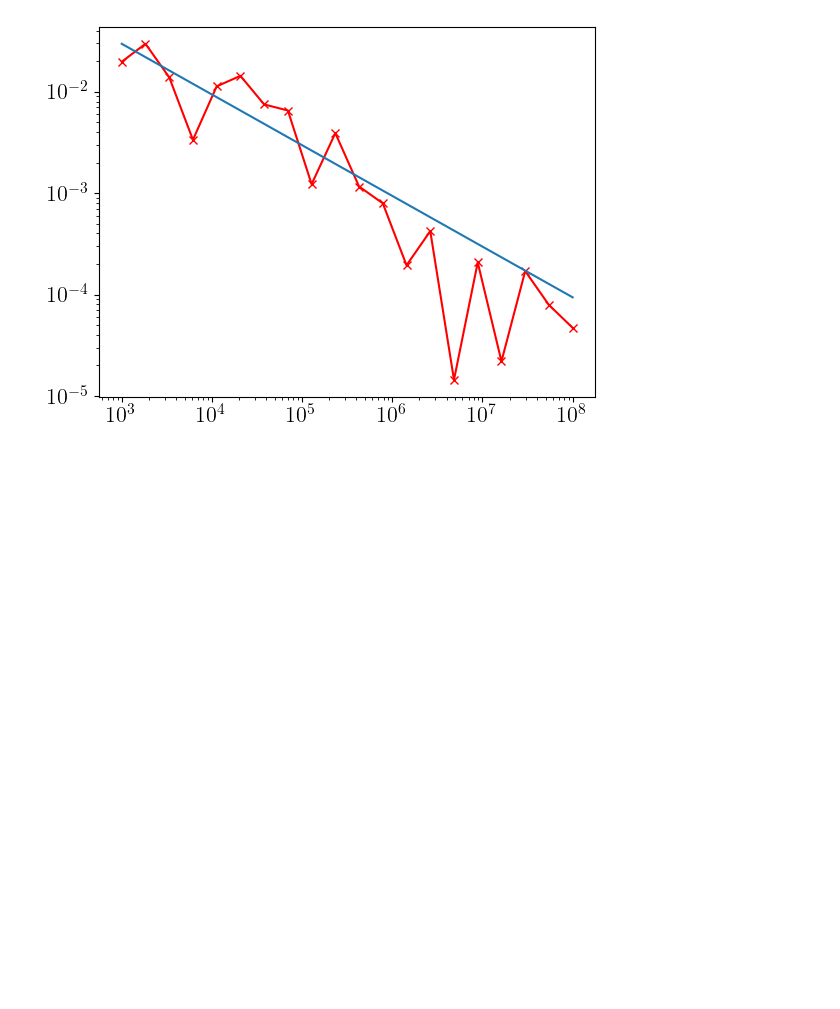
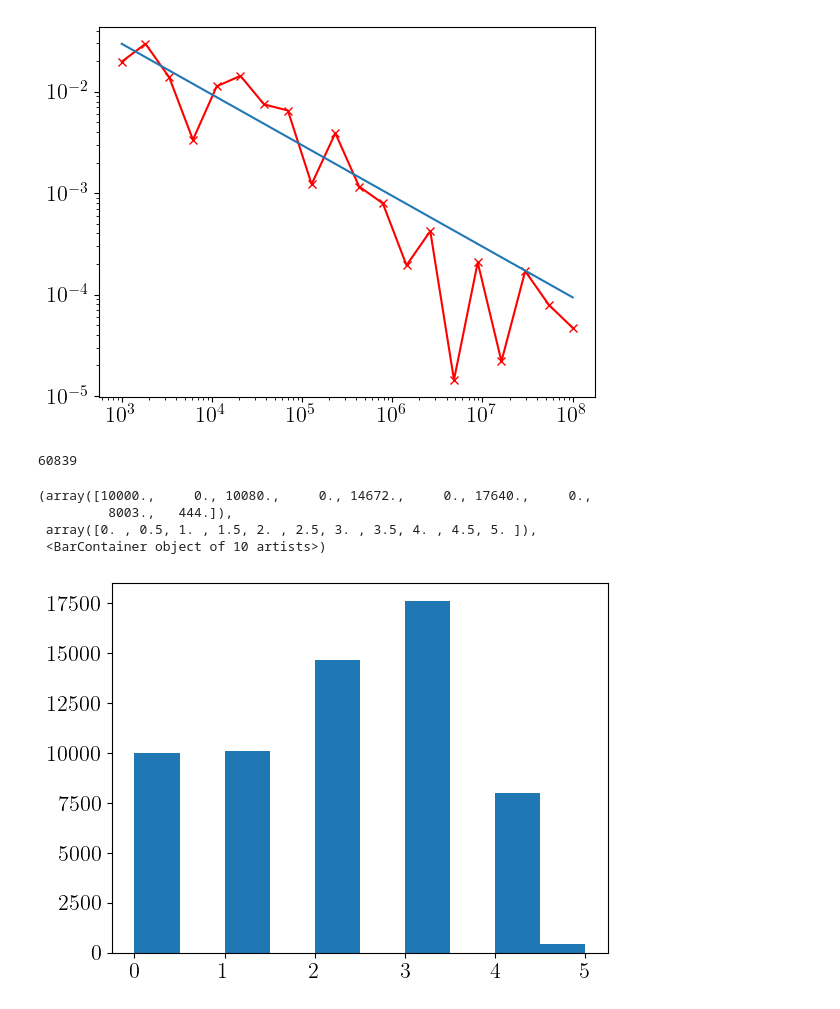
Before and after one commit to avjoshi21/montecarlo_scattering_toy, a Jupyter notebook: plotting.ipynb, the cells around one changed output. Drawn from its saved outputs; the diff is of its cells as text; code cells hidden in the pictures; blank space fills up the shorter version.

```diff
--- a/plotting.ipynb
+++ b/plotting.ipynb
@@ -129,0 +156,20 @@ plt.loglog(nsamps,np.max(errors)*nsamps[0]**0.5*nsamps**-0.5)
+# %%
+with open("tests/test_spectra_pozdynakov_superphoton.pkl","rb") as fp:
+    superphotons = pickle.load(fp)
+# %%
+len(superphotons)
+# %% [output]
+60839
+# %%
+# for ii in range(3):
+#     plt.hist([np.log10(i.nu for i in superphotons if i.times_scattered==ii],density=True)
+#     print(len([np.log10(i.nu) for i in superphotons if i.times_scattered==ii]))
+# xvals = np.logspace(11,13.5,100)
+plt.hist([i.times_scattered for i in superphotons])
+# plt.plot(np.log10(xvals),list(map(superphotons[0].dom.bnu,xvals)))
+# %% [output]
+(array([10000.,     0., 10080.,     0., 14672.,     0., 17640.,     0.,
+         8003.,   444.]),
+ array([0. , 0.5, 1. , 1.5, 2. , 2.5, 3. , 3.5, 4. , 4.5, 5. ]),
+ <BarContainer object of 10 artists>)
+[figure, added]
```
Also changed, not shown: parts of 5 cells of this notebook, 10 other files.
